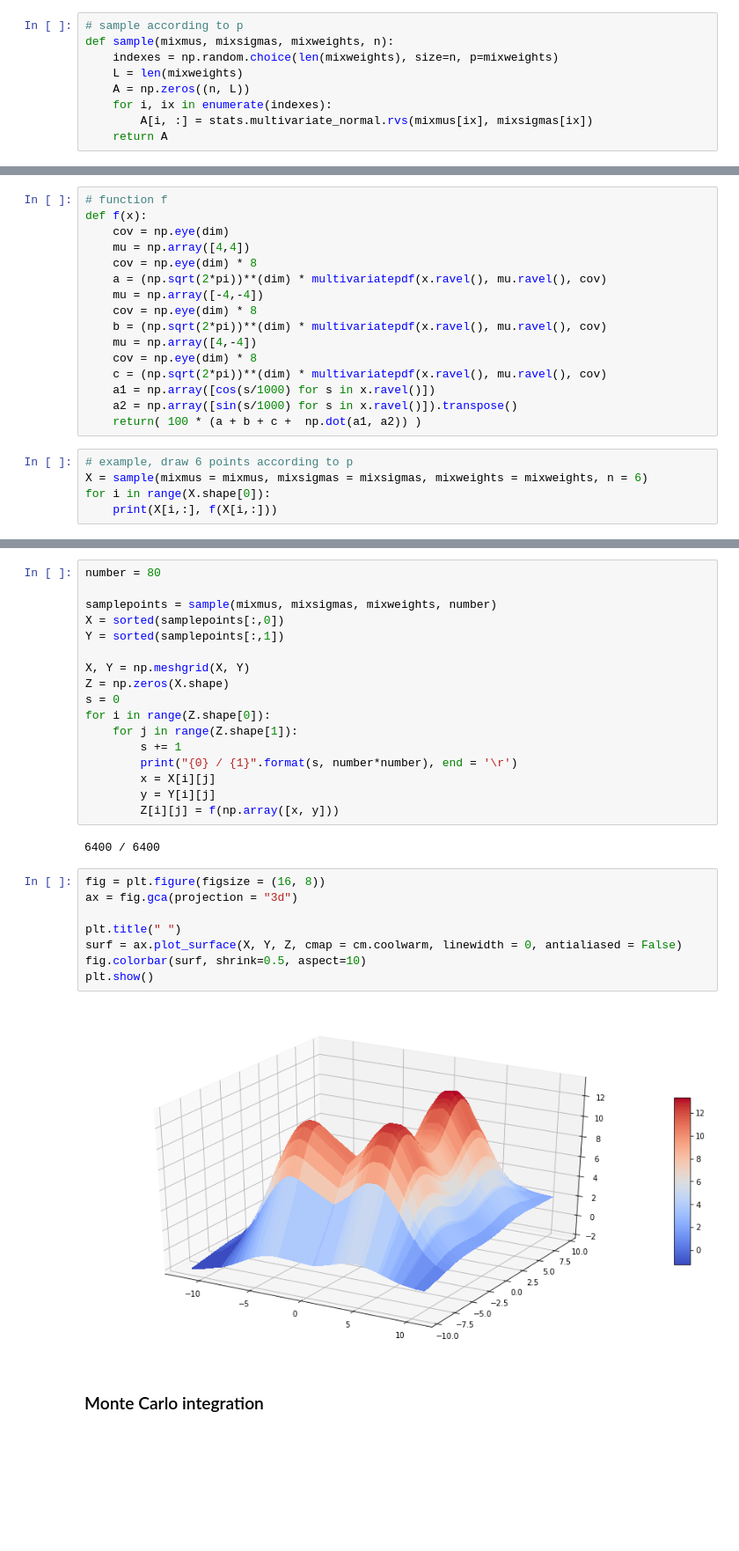
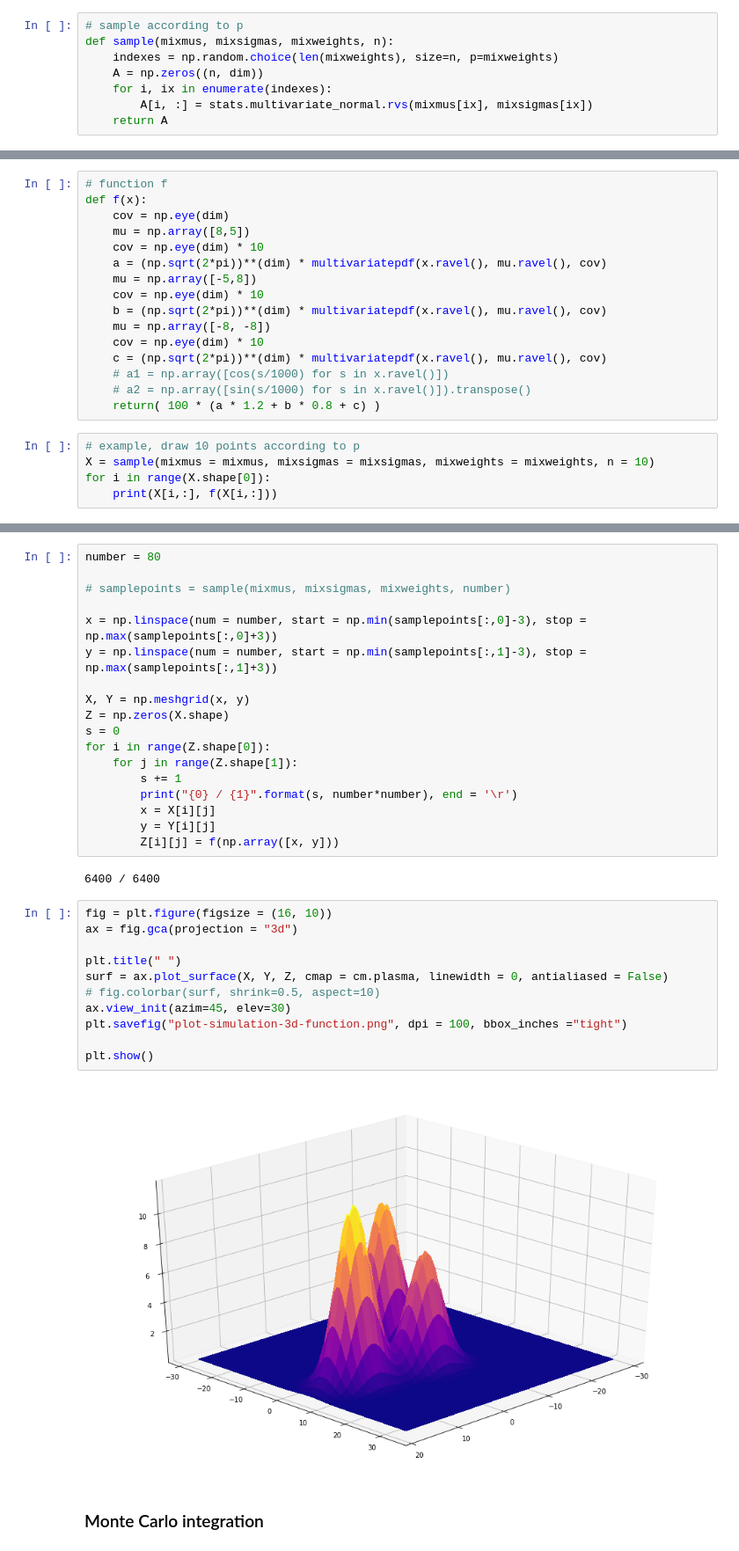
Before and after one commit to ncloarec/FWBQ_project, a Jupyter notebook: notebooks/FrankWolfeBayesianQuadrature.ipynb, the cells around one changed output, grey strips where cells are left out. Shown at 88% size. Cells and saved outputs as stored; diff of their text form; blank space fills up the shorter version.

```diff
--- a/notebooks/FrankWolfeBayesianQuadrature.ipynb
+++ b/notebooks/FrankWolfeBayesianQuadrature.ipynb
@@ -32,8 +52,7 @@ mixweights = [
 # sample according to p
 def sample(mixmus, mixsigmas, mixweights, n):
     indexes = np.random.choice(len(mixweights), size=n, p=mixweights)
-    L = len(mixweights)
-    A = np.zeros((n, L))
+    A = np.zeros((n, dim))
     for i, ix in enumerate(indexes):
         A[i, :] = stats.multivariate_normal.rvs(mixmus[ix], mixsigmas[ix])
     return A
@@ -41,21 +75,21 @@ def sample(mixmus, mixsigmas, mixweights, n):
 # function f
 def f(x):
     cov = np.eye(dim)
-    mu = np.array([4,4])
-    cov = np.eye(dim) * 8
+    mu = np.array([8,5])
+    cov = np.eye(dim) * 10
     a = (np.sqrt(2*pi))**(dim) * multivariatepdf(x.ravel(), mu.ravel(), cov)
-    mu = np.array([-4,-4])
-    cov = np.eye(dim) * 8
+    mu = np.array([-5,8])
+    cov = np.eye(dim) * 10
     b = (np.sqrt(2*pi))**(dim) * multivariatepdf(x.ravel(), mu.ravel(), cov)
-    mu = np.array([4,-4])
-    cov = np.eye(dim) * 8
+    mu = np.array([-8, -8])
+    cov = np.eye(dim) * 10
     c = (np.sqrt(2*pi))**(dim) * multivariatepdf(x.ravel(), mu.ravel(), cov)
-    a1 = np.array([cos(s/1000) for s in x.ravel()])
-    a2 = np.array([sin(s/1000) for s in x.ravel()]).transpose()
-    return( 100 * (a + b + c +  np.dot(a1, a2)) )
+    # a1 = np.array([cos(s/1000) for s in x.ravel()])
+    # a2 = np.array([sin(s/1000) for s in x.ravel()]).transpose()
+    return( 100 * (a * 1.2 + b * 0.8 + c) )
 # %%
-# example, draw 6 points according to p
-X = sample(mixmus = mixmus, mixsigmas = mixsigmas, mixweights = mixweights, n = 6)
+# example, draw 10 points according to p
+X = sample(mixmus = mixmus, mixsigmas = mixsigmas, mixweights = mixweights, n = 10)
 for i in range(X.shape[0]):
     print(X[i,:], f(X[i,:]))
 # %% [output]
@@ -68,11 +106,12 @@ for i in range(X.shape[0]):
 # %%
 number = 80
 
-samplepoints = sample(mixmus, mixsigmas, mixweights, number)
-X = sorted(samplepoints[:,0])
-Y = sorted(samplepoints[:,1])
+# samplepoints = sample(mixmus, mixsigmas, mixweights, number)
 
-X, Y = np.meshgrid(X, Y)
+x = np.linspace(num = number, start = np.min(samplepoints[:,0]-3), stop = np.max(samplepoints[:,0]+3))
+y = np.linspace(num = number, start = np.min(samplepoints[:,1]-3), stop = np.max(samplepoints[:,1]+3))
+
+X, Y = np.meshgrid(x, y)
 Z = np.zeros(X.shape)
 s = 0
 for i in range(Z.shape[0]):
@@ -85,15 +124,18 @@ for i in range(Z.shape[0]):
 # %% [output]
 6400 / 6400
 # %%
-fig = plt.figure(figsize = (16, 8))
+fig = plt.figure(figsize = (16, 10))
 ax = fig.gca(projection = "3d")
 
 plt.title(" ")
-surf = ax.plot_surface(X, Y, Z, cmap = cm.coolwarm, linewidth = 0, antialiased = False)
-fig.colorbar(surf, shrink=0.5, aspect=10)
+surf = ax.plot_surface(X, Y, Z, cmap = cm.plasma, linewidth = 0, antialiased = False)
+# fig.colorbar(surf, shrink=0.5, aspect=10)
+ax.view_init(azim=45, elev=30)
+plt.savefig("plot-simulation-3d-function.png", dpi = 100, bbox_inches ="tight")
+
 plt.show()
 # %% [output]
-[figure, old version]
+[figure, new version]
 # %% [markdown]
 ### Monte Carlo integration
 # %%
```
Also changed, not shown: parts of 19 cells of this notebook.
